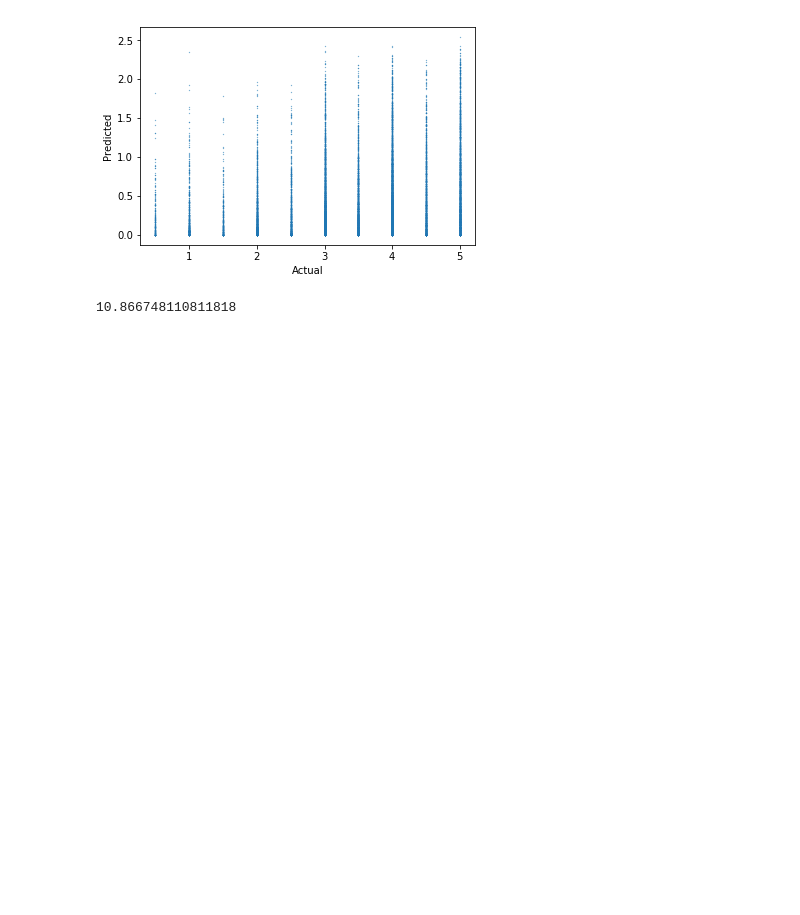
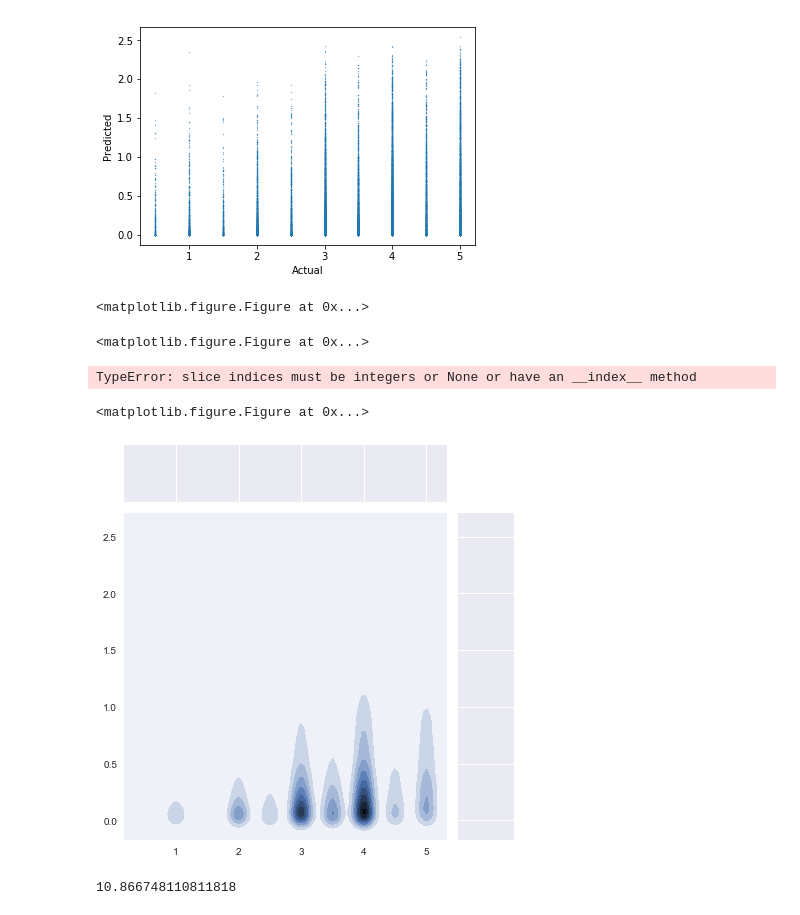
Before and after one commit to ahriley/movie-matchmaker, a Jupyter notebook: 1_pearson.ipynb, the cells around one changed output. Cells and saved outputs as stored; diff of their text form; code cells hidden in the pictures; blank space fills up the shorter version.

Commit message:
added plots and correct column names

```diff
--- a/1_pearson.ipynb
+++ b/1_pearson.ipynb
@@ -262,5 +263,27 @@ plt.xlabel('Actual')
 plt.ylabel('Predicted');
 # %% [output]
 [figure]
+# %%
+fs = 22
+plt.figure(figsize=(18,14))
+with sns.axes_style("white"):
+    t = sns.jointplot(x=test.values[test.values > 0], y=prediction.values[test.values > 0], kind="hex", color="k", gridsize=30)
+    plt.savefig('./pearson_pred.png')
+    plt.clf()
+    #plt.xlabel('Actual Values',size=fs)
+    #plt.ylabel('Predicted Values',size=fs)
+# %% [output]
+<matplotlib.figure.Figure at 0x...>
+<matplotlib.figure.Figure at 0x...>
+# %%
+fs = 22
+plt.figure(figsize=(18,14))
+sns.jointplot(x=test.values[test.values > 0], y=prediction.values[test.values > 0], kind="kde")
+plt.xlabel('Actual Values',size=fs)
+plt.ylabel('Predicted Values',size=fs)
+# %% [output]
+TypeError: slice indices must be integers or None or have an __index__ method
+<matplotlib.figure.Figure at 0x...>
+[figure, added]
 # %%
 ### So this looks pretty bad. Let's quantify how bad
```
Also changed, not shown: parts of 5 cells of this notebook, 1 other file.
